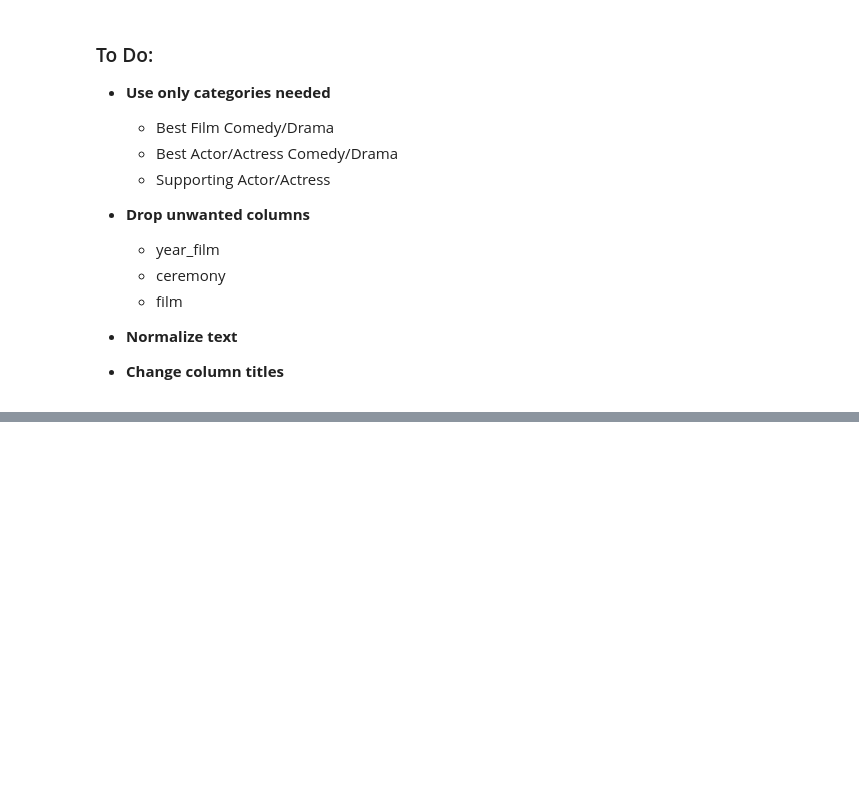
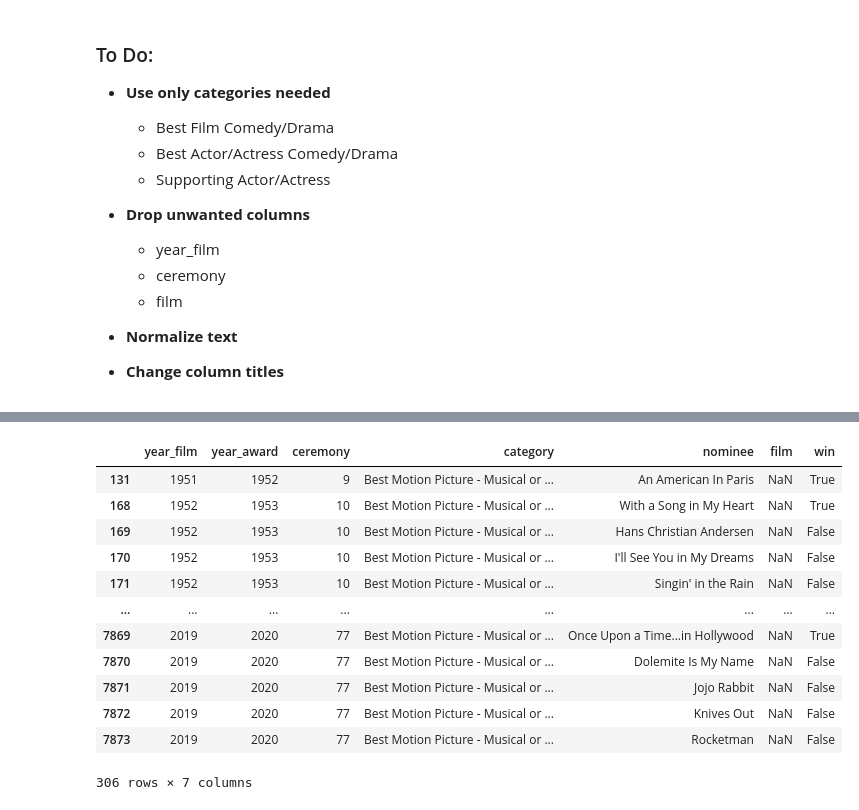
Before and after one commit to cari-holmes/movie-analysis, a Jupyter notebook: prepare_awards.ipynb, the cells around one changed output, grey strips where cells are left out. Cells and saved outputs as stored; diff of their text form; code cells hidden in the pictures; blank space fills up the shorter version.

```diff
--- a/prepare_awards.ipynb
+++ b/prepare_awards.ipynb
@@ -874,0 +932,16 @@ array(['Best Performance by an Actress in a Supporting Role in any Motion Pictur
+# %%
+df[df.category == 'Best Motion Picture - Musical or Comedy']
+# %% [output]
+|  | year_film | year_award | ceremony | category | nominee | film | win |
+| 131 | 1951 | 1952 | 9 | Best Motion Picture - Musical or ... | An American In Paris | NaN | True |
+| 168 | 1952 | 1953 | 10 | Best Motion Picture - Musical or ... | With a Song in My Heart | NaN | True |
+| 169 | 1952 | 1953 | 10 | Best Motion Picture - Musical or ... | Hans Christian Andersen | NaN | False |
+| 170 | 1952 | 1953 | 10 | Best Motion Picture - Musical or ... | I'll See You in My Dreams | NaN | False |
+| 171 | 1952 | 1953 | 10 | Best Motion Picture - Musical or ... | Singin' in the Rain | NaN | False |
+| ... | ... | ... | ... | ... | ... | ... | ... |
+| 7869 | 2019 | 2020 | 77 | Best Motion Picture - Musical or ... | Once Upon a Time...in Hollywood | NaN | True |
+| 7870 | 2019 | 2020 | 77 | Best Motion Picture - Musical or ... | Dolemite Is My Name | NaN | False |
+| 7871 | 2019 | 2020 | 77 | Best Motion Picture - Musical or ... | Jojo Rabbit | NaN | False |
+| 7872 | 2019 | 2020 | 77 | Best Motion Picture - Musical or ... | Knives Out | NaN | False |
+| 7873 | 2019 | 2020 | 77 | Best Motion Picture - Musical or ... | Rocketman | NaN | False |
+306 rows × 7 columns
```
Also changed, not shown: parts of 4 cells of this notebook.
